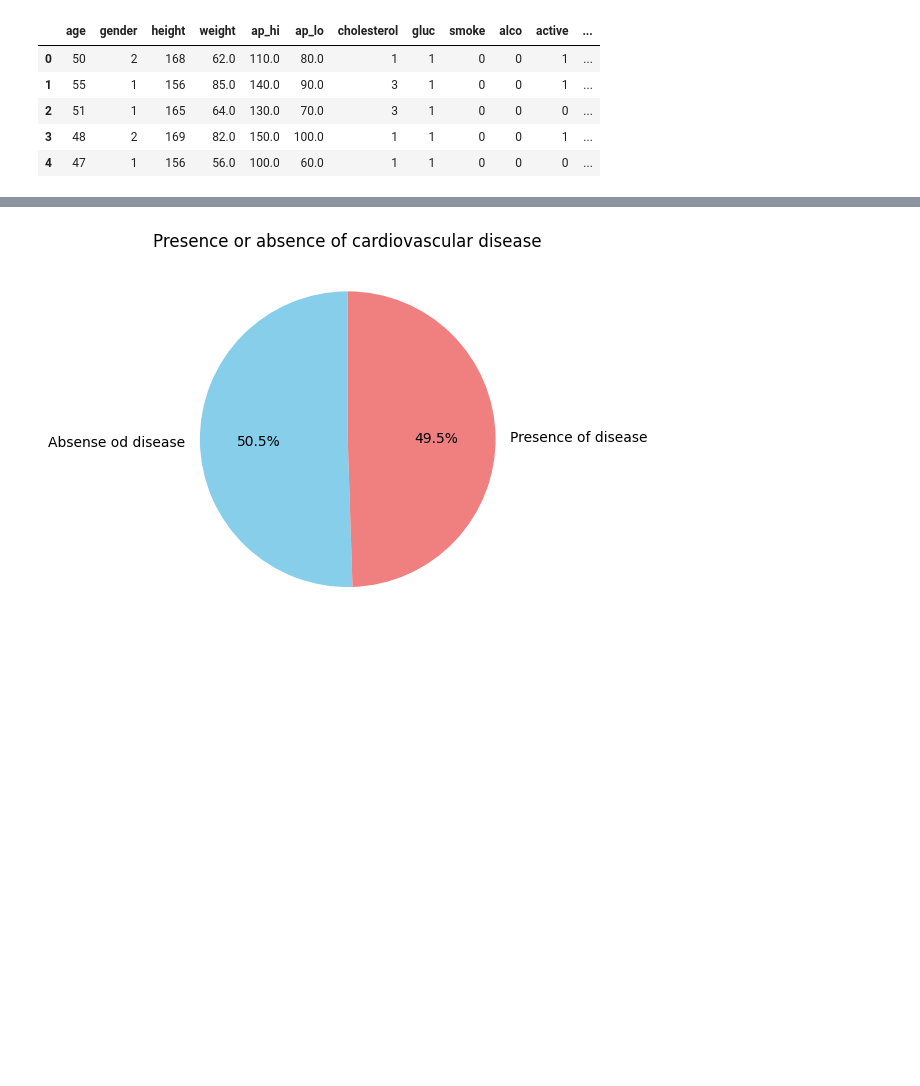
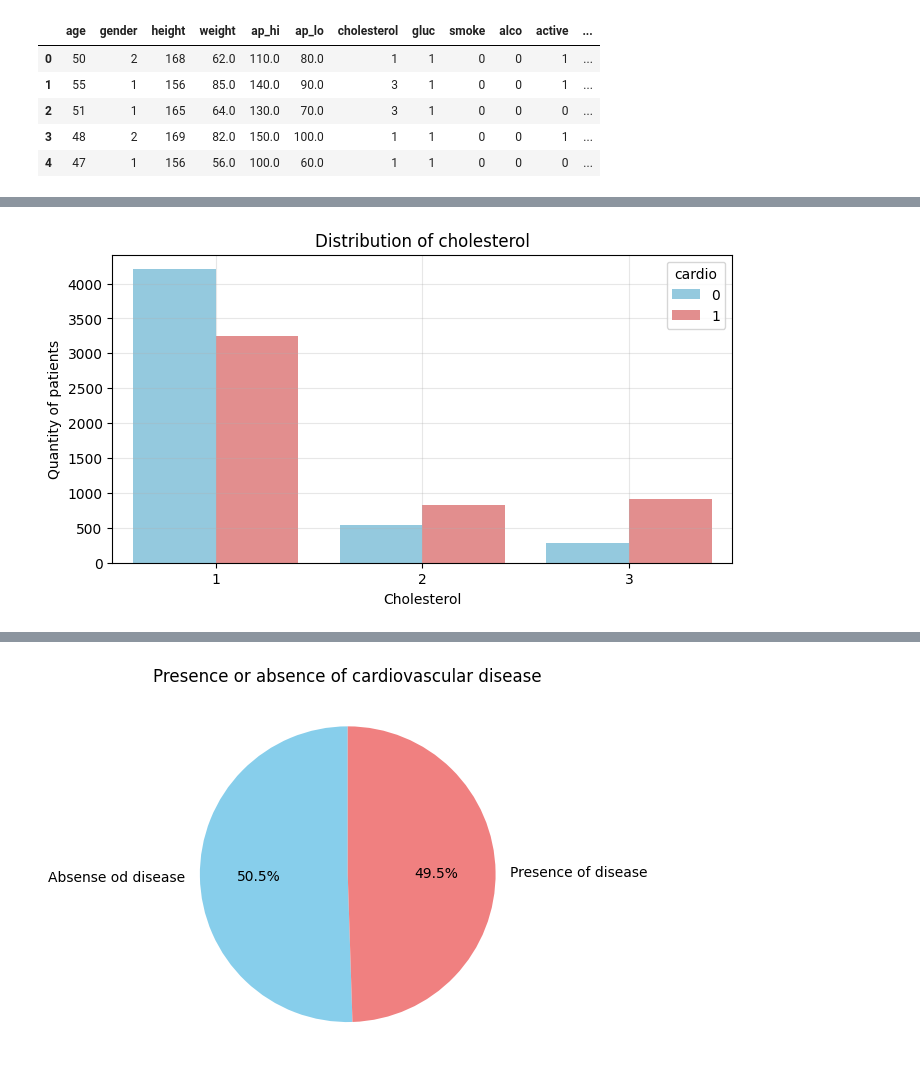
Before and after one commit to lorenzomazzante/Cardiovascular-Disease-Prediction, a Jupyter notebook: Dataset_visualizing.ipynb, the cells around one changed output, grey strips where cells are left out. Cells and saved outputs as stored; diff of their text form; code cells hidden in the pictures; blank space fills up the shorter version.

```diff
--- a/Dataset_visualizing.ipynb
+++ b/Dataset_visualizing.ipynb
@@ -130,0 +154,4 @@ plot_2d_by_label(data_train, 'ap_hi', 'ap_lo')
+# %%
+plot_bar_by_label(data_train, 'cholesterol')
+# %% [output]
+[figure, added]
```
Also changed, not shown: parts of 17 cells of this notebook.
